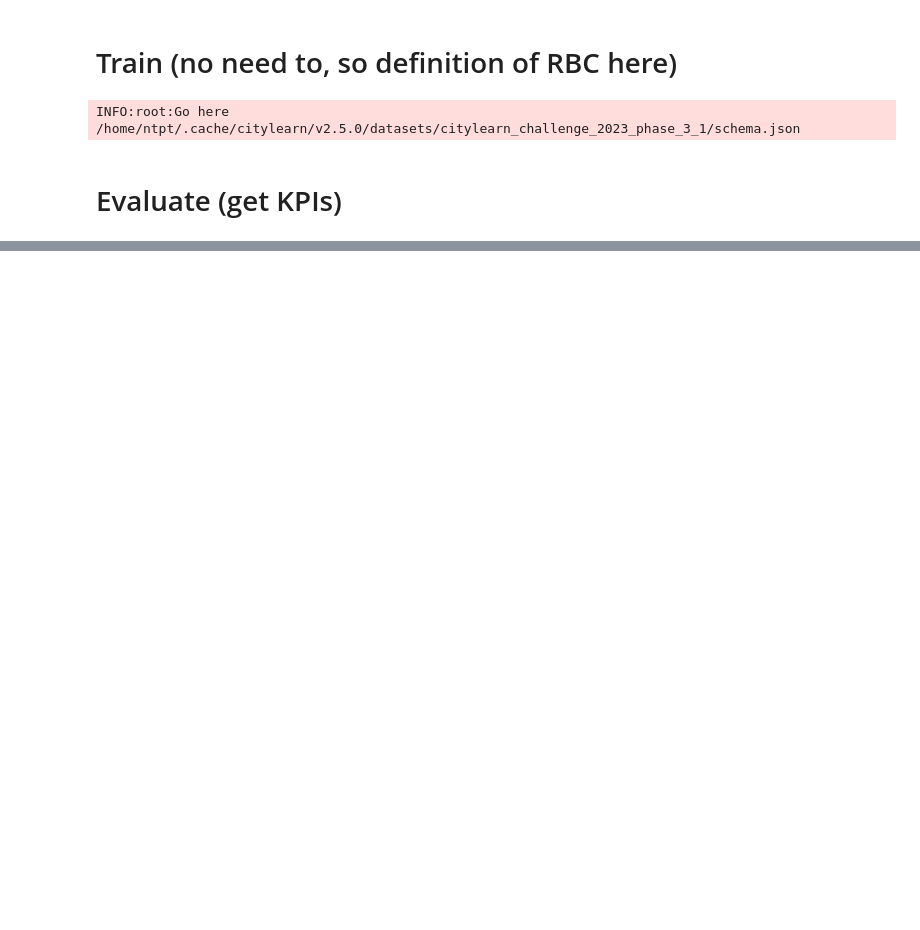
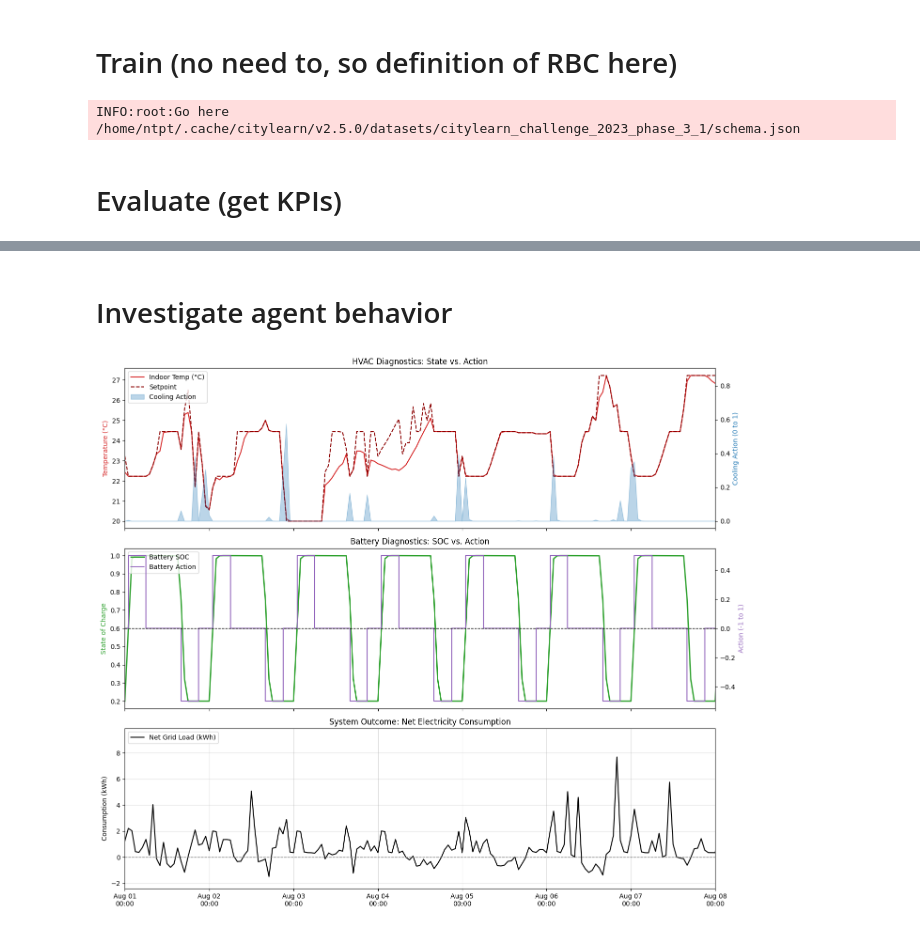
Before and after one commit to thanh7921/FRL_Smart_Grid, a Jupyter notebook: baseline/single_house_rbc.ipynb, the cells around one changed output, grey strips where cells are left out. Cells and saved outputs as stored; diff of their text form; code cells hidden in the pictures; blank space fills up the shorter version.

```diff
--- a/baseline/single_house_rbc.ipynb
+++ b/baseline/single_house_rbc.ipynb
@@ -113,0 +154,80 @@ display(kpis)
+# %% [markdown]
+# Investigate agent behavior
+# %%
+import pandas as pd
+import matplotlib.dates as mdates
+import matplotlib.pyplot as plt
+
+# 1. Define time and telemetry length
+T = len(action_history)
+
+# 2. Generate hourly timestamps based on the length of the simulation
+start_date = pd.Timestamp("2023-08-01 00:00:00")
+timestamps = pd.date_range(start=start_date, periods=T, freq="h")
+
+# 3. Slice telemetry to match length T
+building = env.buildings[0]
+# Use the dynamically logged telemetry instead of the baseline building object
+indoor_temp = dynamic_indoor_temp
+setpoint = dynamic_setpoint
+soc = building.electrical_storage.soc[:T]
+net_load = building.net_electricity_consumption[:T]
+
+fig, axs = plt.subplots(3, 1, figsize=(14, 12), sharex=True)
+
+# --- Plot 1: HVAC ---
+color_temp = "tab:red"
+axs[0].plot(timestamps, indoor_temp, label="Indoor Temp (°C)", color=color_temp)
+axs[0].plot(timestamps, setpoint, label="Setpoint", color="darkred", linestyle="--")
+axs[0].set_ylabel("Temperature (°C)", color=color_temp)
+
+ax0_twin = axs[0].twinx()
+color_act = "tab:blue"
+ax0_twin.fill_between(
+    timestamps, 0, action_history[:, 2], alpha=0.3, color=color_act, label="Cooling Action"
+)
+ax0_twin.set_ylabel("Cooling Action (0 to 1)", color=color_act)
+axs[0].set_title("HVAC Diagnostics: State vs. Action")
+
+# Combine legends
+l1, lab1 = axs[0].get_legend_handles_labels()
+l2, lab2 = ax0_twin.get_legend_handles_labels()
+axs[0].legend(l1 + l2, lab1 + lab2, loc="upper left")
+
+# --- Plot 2: Battery ---
+color_soc = "tab:green"
+axs[1].plot(timestamps, soc, label="Battery SOC", color=color_soc, linewidth=2)
+axs[1].set_ylabel("State of Charge", color=color_soc)
+
+ax1_twin = axs[1].twinx()
+color_b_act = "tab:purple"
+ax1_twin.step(
+    timestamps, action_history[:, 1], where="post", label="Battery Action", color=color_b_act
+)
+ax1_twin.axhline(0, color="black", linewidth=1, linestyle="--")
+ax1_twin.set_ylabel("Action (-1 to 1)", color=color_b_act)
+axs[1].set_title("Battery Diagnostics: SOC vs. Action")
+
+l1, lab1 = axs[1].get_legend_handles_labels()
+l2, lab2 = ax1_twin.get_legend_handles_labels()
+axs[1].legend(l1 + l2, lab1 + lab2, loc="upper left")
+
+# --- Plot 3: Net Grid Load ---
+axs[2].plot(timestamps, net_load, label="Net Grid Load (kWh)", color="black")
+axs[2].axhline(0, color="gray", linewidth=1, linestyle="--")
+axs[2].set_ylabel("Consumption (kWh)")
+axs[2].set_title("System Outcome: Net Electricity Consumption")
+axs[2].legend(loc="upper left")
+axs[2].grid(True, alpha=0.4)
+
+# 4. Format the X-Axis for Wall-Clock Time
+axs[2].xaxis.set_major_formatter(mdates.DateFormatter("%b %d\n%H:%M"))
+plt.xticks(rotation=0)
+
+plt.tight_layout()
+
+# View the first 7 days
+plt.xlim(timestamps[0], timestamps[168])
+plt.show()
+# %% [output]
+[figure, added]
```
Also changed, not shown: parts of 13 cells of this notebook, 10 other files.
